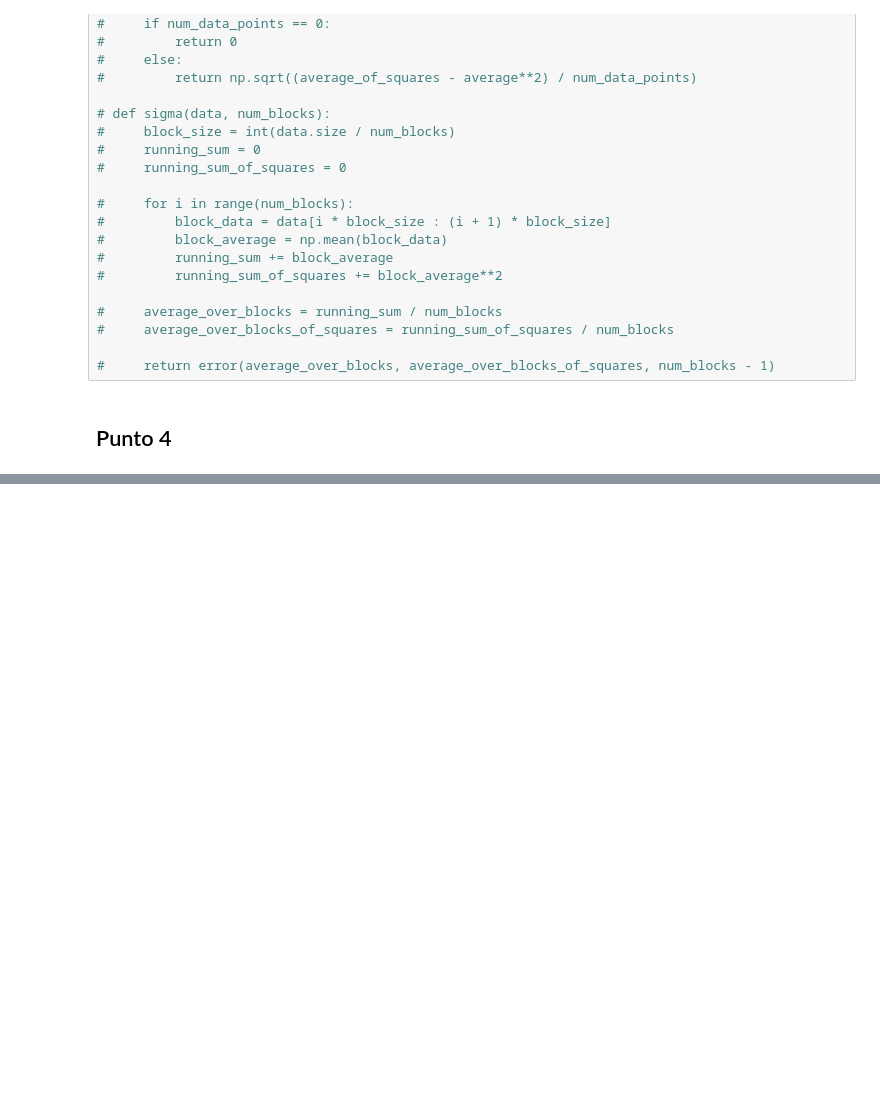
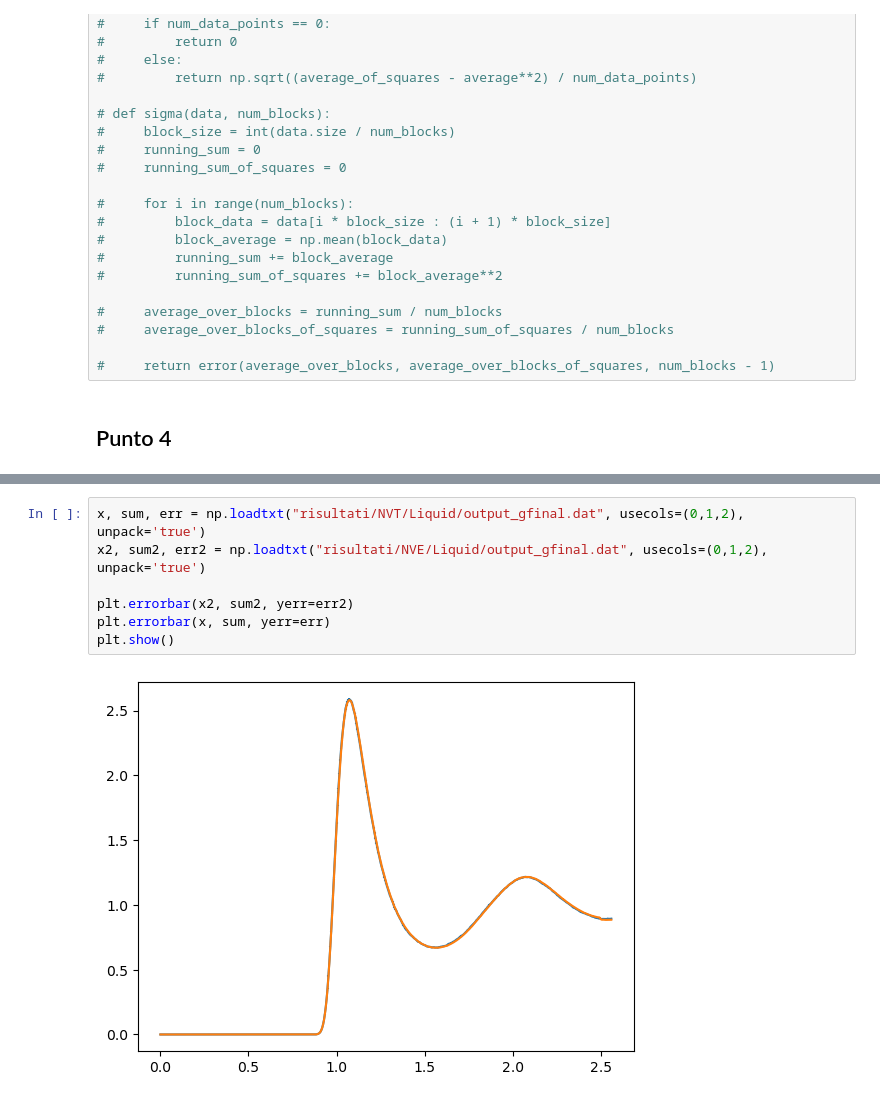
Before and after one commit to paolo-magnani/Esercizi_LSN, a Jupyter notebook: Es07/Paolo_Magnani_Esercitazione_7.ipynb, the cells around one changed output, grey strips where cells are left out. Drawn from its saved outputs; the diff is of its cells as text; blank space fills up the shorter version.

```diff
--- a/Es07/Paolo_Magnani_Esercitazione_7.ipynb
+++ b/Es07/Paolo_Magnani_Esercitazione_7.ipynb
@@ -164,3 +164,12 @@ plt.errorbar(x, sum, yerr=err)
 plt.show()
 # %% [output]
 [figure]
+# %%
+x, sum, err = np.loadtxt("risultati/NVT/Liquid/output_gfinal.dat", usecols=(0,1,2), unpack='true')
+x2, sum2, err2 = np.loadtxt("risultati/NVE/Liquid/output_gfinal.dat", usecols=(0,1,2), unpack='true')
+
+plt.errorbar(x2, sum2, yerr=err2)
+plt.errorbar(x, sum, yerr=err)
+plt.show()
+# %% [output]
+[figure, added]
```
Also changed, not shown: parts of 2 cells of this notebook, 3 other files.
